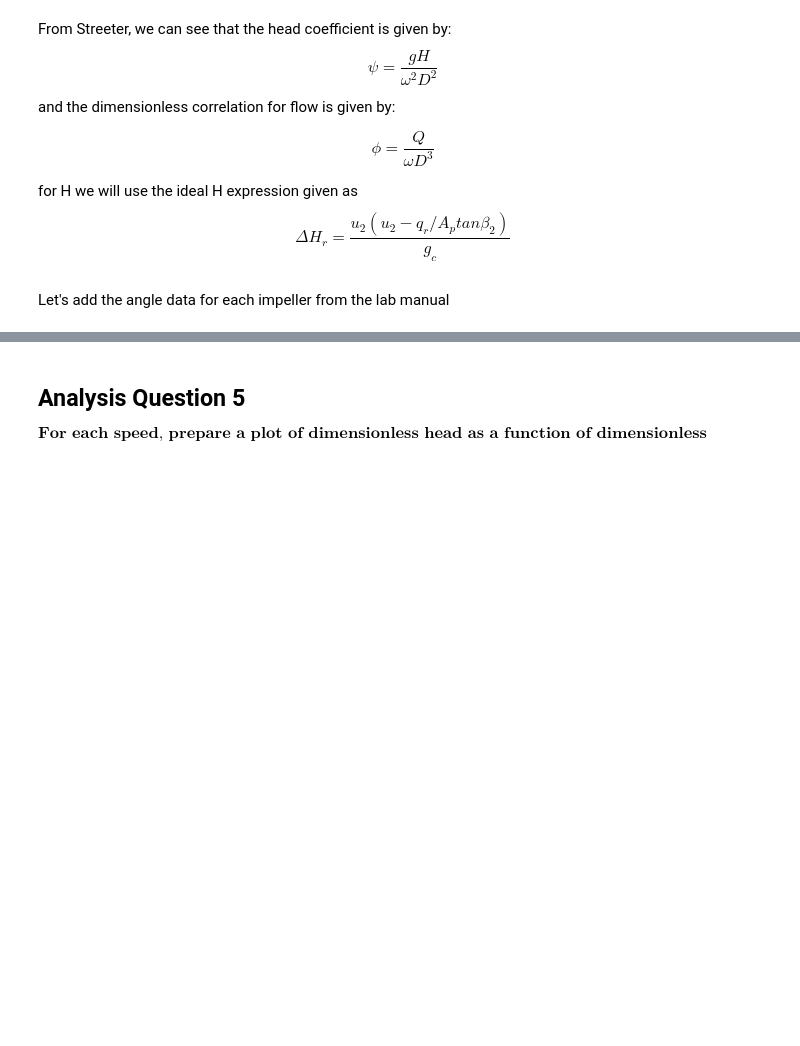
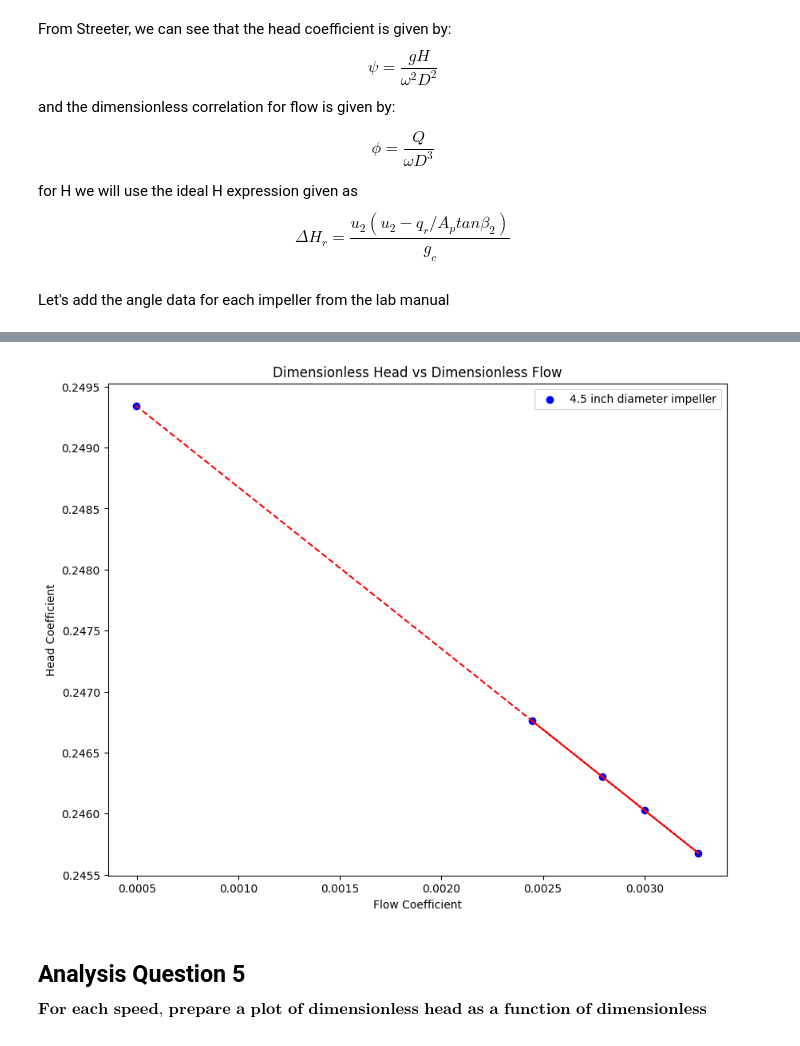
Before and after one commit to rahilisashaik/cbe154, a Jupyter notebook: centrifugal-pump/exp-data-analysis.ipynb, the cells around one changed output, grey strips where cells are left out. Drawn from its saved outputs; the diff is of its cells as text; code cells hidden in the pictures; blank space fills up the shorter version.

```diff
--- a/centrifugal-pump/exp-data-analysis.ipynb
+++ b/centrifugal-pump/exp-data-analysis.ipynb
@@ -295,0 +364,24 @@ Let's add the angle data for each impeller from the lab manual
+# %%
+def head_coefficient(g, H, omega, D):
+    return (g * H) / (omega**2 * D**2)
+
+def flow_coefficient(Q, omega, D):
+    return Q / (omega * D**3)
+
+def Delta_H(u_2, q_r, A_p, beta_2, g_c):
+    return (u_2*(u_2 - (q_r/A_p) * np.tan(beta_2)))/(g_c)
+
+def Peripheral_Area(D, width):
+    return np.pi * D * width
+# %%
+g_c = 9.81 #m/s^2
+dims['A_p'] = Peripheral_Area(dims['impeller_diameter_meters'],dims['impeller_width_meters'])
+
+combined_df = pd.merge(standard_df, dims, how='inner', on=None, left_on='impeller_diam', right_on='impeller_diameter_meters')
+combined_df
+
+combined_df['u_2'] = (combined_df['impeller_diameter_meters'] / 2) * combined_df['ext_fpm']
+combined_df['Delta_H'] = Delta_H(combined_df['u_2'],combined_df['flow_rate'],combined_df['A_p'],combined_df['beta_radians'],g_c)
+combined_df['flow_coefficient'] = flow_coefficient(combined_df['flow_rate'], combined_df['ext_fpm'], combined_df['impeller_diameter_meters'])
+combined_df['head_coefficient'] = head_coefficient(g_c, combined_df['Delta_H'], combined_df['ext_fpm'], combined_df['impeller_diameter_meters'])
+combined_df
@@ -296,3 +405,15 @@ Let's add the angle data for each impeller from the lab manual
+# %%
+plt.figure(figsize=(10, 8))
+plt.scatter(combined_df['flow_coefficient'][5:10], combined_df['head_coefficient'][5:10], label='4.5 inch diameter impeller', color='blue')
+plt.plot(combined_df['flow_coefficient'][5:10], combined_df['head_coefficient'][5:10], color='red', linestyle="--")
+plt.title("Dimensionless Head vs Dimensionless Flow")
+plt.xlabel("Flow Coefficient")
+plt.ylabel("Head Coefficient")
+plt.legend()
+
+plt.show()
+# %% [output]
+[figure, added]
 # %% [markdown]
 ## Analysis Question 5
 $$ \textbf{For each speed, prepare a plot of dimensionless head as a function of dimensionless
```
Also changed, not shown: parts of 21 cells of this notebook.
